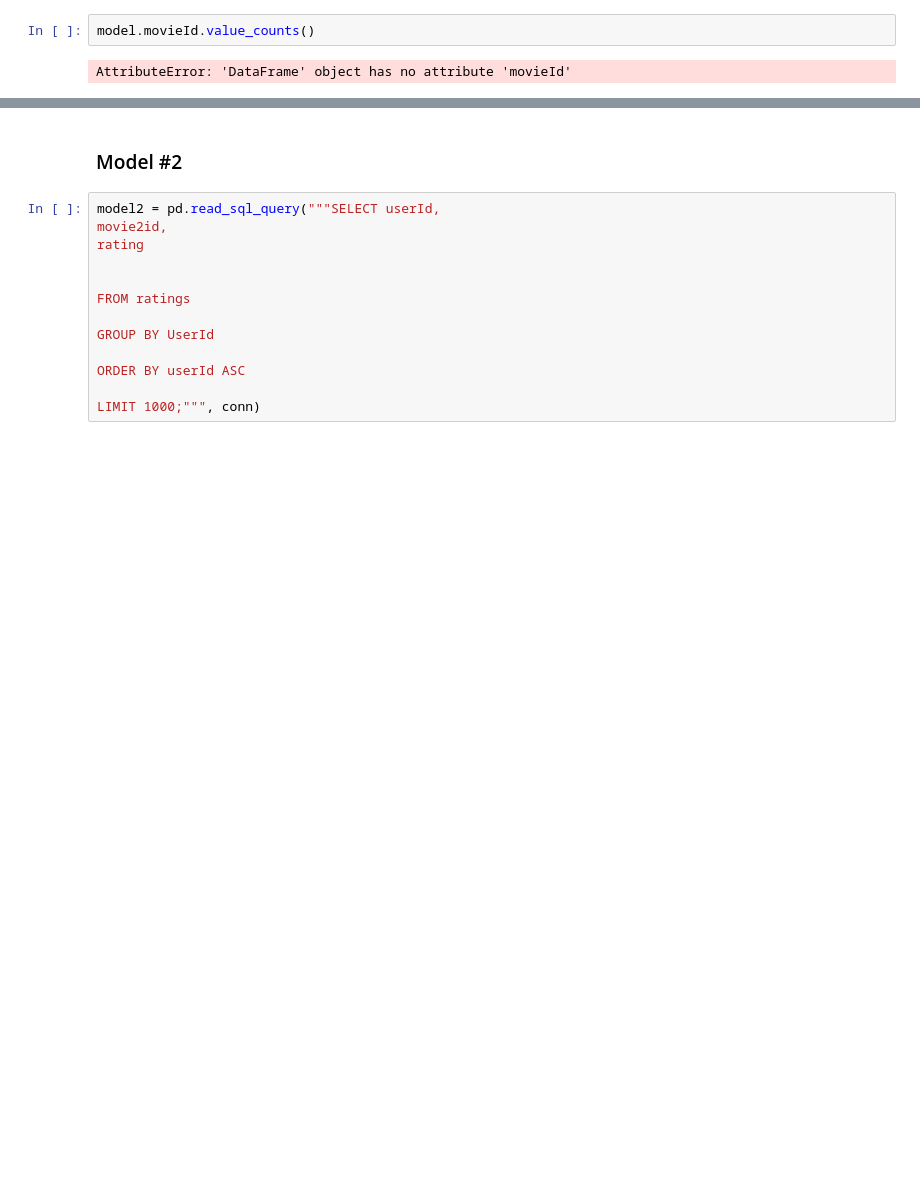
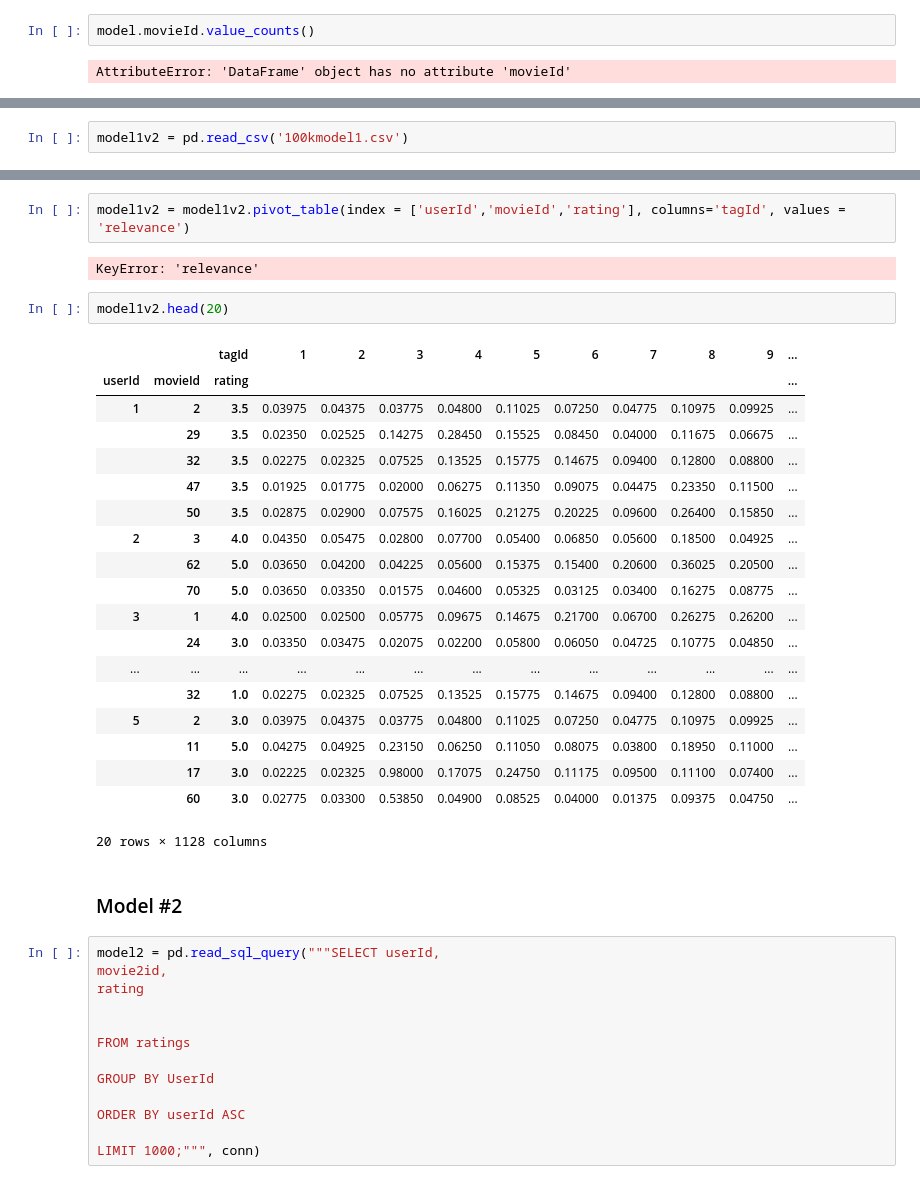
Before and after one commit to chasekregor/INFOCapstone, a Jupyter notebook: models.ipynb, the cells around one changed output, grey strips where cells are left out. Saved outputs shown, nothing was run; the diff lists cells and outputs as text; blank space fills up the shorter version.

Commit message:
got model#1 to 100k

```diff
--- a/models.ipynb
+++ b/models.ipynb
@@ -68,0 +73,2 @@ AttributeError: 'DataFrame' object has no attribute 'movieId'
+# %%
+model1v2 = pd.read_csv('100kmodel1.csv')
@@ -69,3 +84,29 @@ AttributeError: 'DataFrame' object has no attribute 'movieId'
+# %%
+model1v2 = model1v2.pivot_table(index = ['userId','movieId','rating'], columns='tagId', values = 'relevance')
+# %% [output]
+KeyError: 'relevance'
+# %%
+model1v2.head(20)
+# %% [output]
+|  |  | tagId | 1 | 2 | 3 | 4 | 5 | 6 | 7 | 8 | 9 | ... |
+| userId | movieId | rating |  |  |  |  |  |  |  |  |  | ... |
+| 1 | 2 | 3.5 | 0.03975 | 0.04375 | 0.03775 | 0.04800 | 0.11025 | 0.07250 | 0.04775 | 0.10975 | 0.09925 | ... |
+|  | 29 | 3.5 | 0.02350 | 0.02525 | 0.14275 | 0.28450 | 0.15525 | 0.08450 | 0.04000 | 0.11675 | 0.06675 | ... |
+|  | 32 | 3.5 | 0.02275 | 0.02325 | 0.07525 | 0.13525 | 0.15775 | 0.14675 | 0.09400 | 0.12800 | 0.08800 | ... |
+|  | 47 | 3.5 | 0.01925 | 0.01775 | 0.02000 | 0.06275 | 0.11350 | 0.09075 | 0.04475 | 0.23350 | 0.11500 | ... |
+|  | 50 | 3.5 | 0.02875 | 0.02900 | 0.07575 | 0.16025 | 0.21275 | 0.20225 | 0.09600 | 0.26400 | 0.15850 | ... |
+| 2 | 3 | 4.0 | 0.04350 | 0.05475 | 0.02800 | 0.07700 | 0.05400 | 0.06850 | 0.05600 | 0.18500 | 0.04925 | ... |
+|  | 62 | 5.0 | 0.03650 | 0.04200 | 0.04225 | 0.05600 | 0.15375 | 0.15400 | 0.20600 | 0.36025 | 0.20500 | ... |
+|  | 70 | 5.0 | 0.03650 | 0.03350 | 0.01575 | 0.04600 | 0.05325 | 0.03125 | 0.03400 | 0.16275 | 0.08775 | ... |
+| 3 | 1 | 4.0 | 0.02500 | 0.02500 | 0.05775 | 0.09675 | 0.14675 | 0.21700 | 0.06700 | 0.26275 | 0.26200 | ... |
+|  | 24 | 3.0 | 0.03350 | 0.03475 | 0.02075 | 0.02200 | 0.05800 | 0.06050 | 0.04725 | 0.10775 | 0.04850 | ... |
+| ... | ... | ... | ... | ... | ... | ... | ... | ... | ... | ... | ... | ... |
+|  | 32 | 1.0 | 0.02275 | 0.02325 | 0.07525 | 0.13525 | 0.15775 | 0.14675 | 0.09400 | 0.12800 | 0.08800 | ... |
+| 5 | 2 | 3.0 | 0.03975 | 0.04375 | 0.03775 | 0.04800 | 0.11025 | 0.07250 | 0.04775 | 0.10975 | 0.09925 | ... |
+|  | 11 | 5.0 | 0.04275 | 0.04925 | 0.23150 | 0.06250 | 0.11050 | 0.08075 | 0.03800 | 0.18950 | 0.11000 | ... |
+|  | 17 | 3.0 | 0.02225 | 0.02325 | 0.98000 | 0.17075 | 0.24750 | 0.11175 | 0.09500 | 0.11100 | 0.07400 | ... |
+|  | 60 | 3.0 | 0.02775 | 0.03300 | 0.53850 | 0.04900 | 0.08525 | 0.04000 | 0.01375 | 0.09375 | 0.04750 | ... |
+20 rows × 1128 columns
 # %% [markdown]
 ### Model #2
 # %%
```
Also changed, not shown: parts of 7 cells of this notebook.
